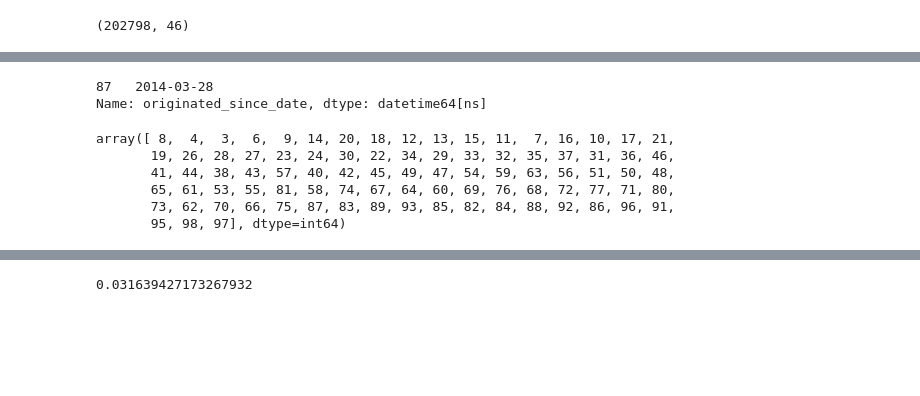
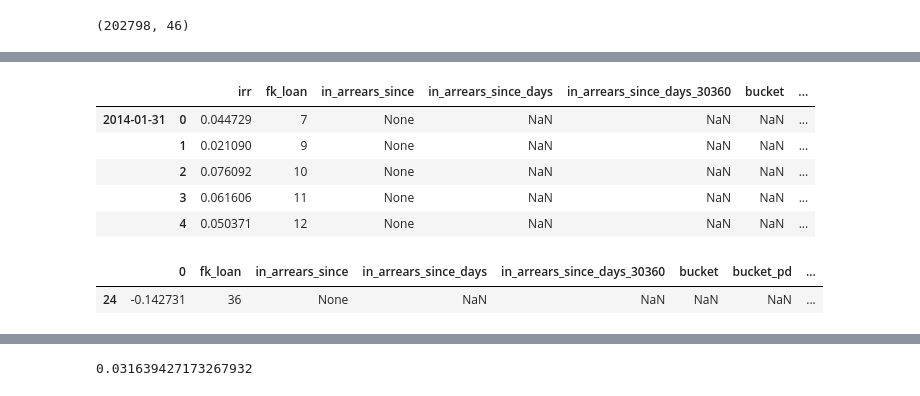
Before and after one commit to seanv507/IPython-Notebooks, a Jupyter notebook: returns01.ipynb, the cells around one changed output, grey strips where cells are left out. Cells and saved outputs as stored; diff of their text form; code cells hidden in the pictures; blank space fills up the shorter version.

```diff
--- a/returns01.ipynb
+++ b/returns01.ipynb
@@ -172,0 +218,2 @@ import itertools
+# %%
+nar_df['act_irr']=df*100
@@ -172,0 +377,8 @@ import itertools
+# %%
+z=loan_fundings[['fk_loan','amount','investment_yield']].copy()
+z['amount_yield']=z['amount']*z['investment_yield']
+
+
+avg_yield=z.groupby('fk_loan').sum()
+avg_yield['avg_investment_yield']=avg_yield['amount_yield']/avg_yield['amount']
+avg_yield['avg_investment_apr']=np.power(1+avg_yield['avg_investment_yield']/1200,12)-1
@@ -198,0 +555,2 @@ for EOM_date in reporting_dates:
+# %%
+df_all_loans = pd.concat(dfs_loan, keys=selected_reporting_dates)
@@ -203,16 +581,4 @@ df_all.to_clipboard()
-# %%
-loans.loc[loans.fk_loan==95].originated_since_date
-# %% [output]
-87   2014-03-28
-Name: originated_since_date, dtype: datetime64[ns]
-# %%
-loan_principals.fk_loan.unique()
-# %% [output]
-array([ 8,  4,  3,  6,  9, 14, 20, 18, 12, 13, 15, 11,  7, 16, 10, 17, 21,
-       19, 26, 28, 27, 23, 24, 30, 22, 34, 29, 33, 32, 35, 37, 31, 36, 46,
-       41, 44, 38, 43, 57, 40, 42, 45, 49, 47, 54, 59, 63, 56, 51, 50, 48,
-       65, 61, 53, 55, 81, 58, 74, 67, 64, 60, 69, 76, 68, 72, 77, 71, 80,
-       73, 62, 70, 66, 75, 87, 83, 89, 93, 85, 82, 84, 88, 92, 86, 96, 91,
-       95, 98, 97], dtype=int64)
 # %%
 df_all.to_clipboard()
+# %%
+df_all_loans.rename(columns={0:'irr'},inplace=True)
@@ -218,0 +587,14 @@ df_all.to_clipboard()
+# %%
+df_all_loans.head()
+# %% [output]
+|  |  | irr | fk_loan | in_arrears_since | in_arrears_since_days | in_arrears_since_days_30360 | bucket | ... |
+| 2014-01-31 | 0 | 0.044729 | 7 | None | NaN | NaN | NaN | ... |
+|  | 1 | 0.021090 | 9 | None | NaN | NaN | NaN | ... |
+|  | 2 | 0.076092 | 10 | None | NaN | NaN | NaN | ... |
+|  | 3 | 0.061606 | 11 | None | NaN | NaN | NaN | ... |
+|  | 4 | 0.050371 | 12 | None | NaN | NaN | NaN | ... |
+# %%
+df_loan2[df_loan2.fk_loan==36]
+# %% [output]
+|  | 0 | fk_loan | in_arrears_since | in_arrears_since_days | in_arrears_since_days_30360 | bucket | bucket_pd | ... |
+| 24 | -0.142731 | 36 | None | NaN | NaN | NaN | NaN | ... |
```
Also changed, not shown: parts of 101 cells of this notebook.
